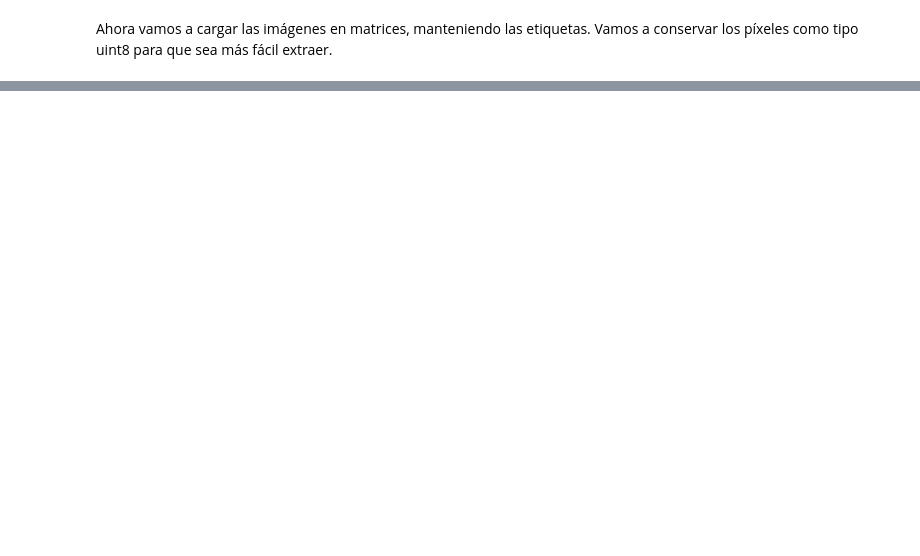
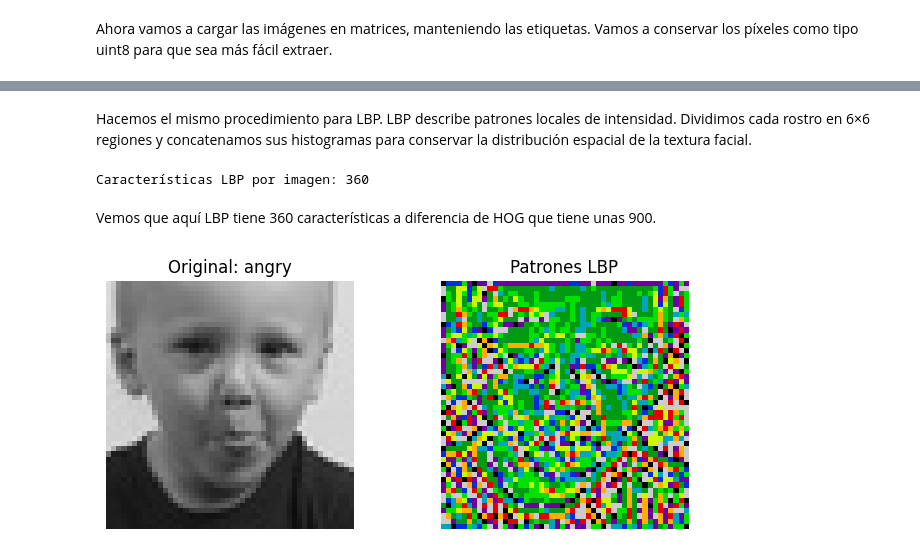
Before and after one commit to oliverAnderson18/deteccion_emociones, a Jupyter notebook: develop.ipynb, the cells around one changed output, grey strips where cells are left out. Cells and saved outputs as stored; diff of their text form; code cells hidden in the pictures; blank space fills up the shorter version.

```diff
--- a/develop.ipynb
+++ b/develop.ipynb
@@ -832,0 +1028,65 @@ Rango de píxeles: 0 - 255
+# %% [markdown]
+Hacemos el mismo procedimiento para LBP. LBP describe patrones locales de intensidad. Dividimos cada rostro
+en 6×6 regiones y concatenamos sus histogramas para conservar la
+distribución espacial de la textura facial.
+# %%
+from skimage.feature import local_binary_pattern
+
+def extract_lbp(image, points=8, radius=1, grid=6):
+    lbp = local_binary_pattern(
+        image, points, radius, method="uniform"
+    )
+
+    histograms = []
+    cell_size = image.shape[0] // grid
+    n_bins = points + 2
+
+    for row in range(grid):
+        for col in range(grid):
+            region = lbp[
+                row * cell_size:(row + 1) * cell_size,
+                col * cell_size:(col + 1) * cell_size
+            ]
+
+            histogram, _ = np.histogram(
+                region,
+                bins=n_bins,
+                range=(0, n_bins)
+            )
+
+            histogram = histogram.astype(np.float32)
+            histogram /= histogram.sum()
+
+            histograms.append(histogram)
+
+    return np.concatenate(histograms)
+
+
+example_lbp = extract_lbp(X_train[0])
+
+print("Características LBP por imagen:", example_lbp.size)
+# %% [output]
+Características LBP por imagen: 360
+# %% [markdown]
+Vemos que aquí LBP tiene 360 características a diferencia de HOG que tiene unas 900.
+# %%
+image = X_train[0]
+lbp_image = local_binary_pattern(
+    image, P=8, R=1, method="uniform"
+)
+
+fig, axes = plt.subplots(1, 2, figsize=(7, 3))
+
+axes[0].imshow(image, cmap="gray", vmin=0, vmax=255)
+axes[0].set_title(f"Original: {y_train[0]}")
+
+axes[1].imshow(lbp_image, cmap="nipy_spectral", vmin=0, vmax=9)
+axes[1].set_title("Patrones LBP")
+
+for ax in axes:
+    ax.axis("off")
+
+plt.tight_layout()
+plt.show()
+# %% [output]
+[figure, added]
```
Also changed, not shown: parts of 52 cells of this notebook, 3 other files.
